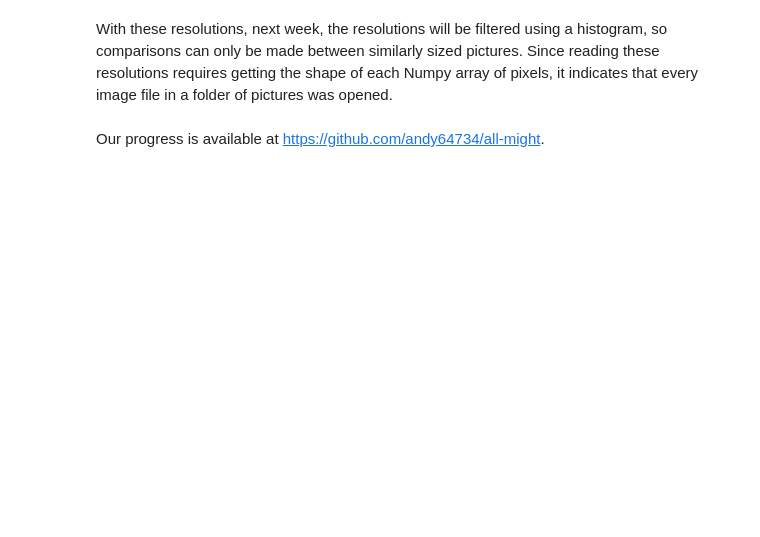
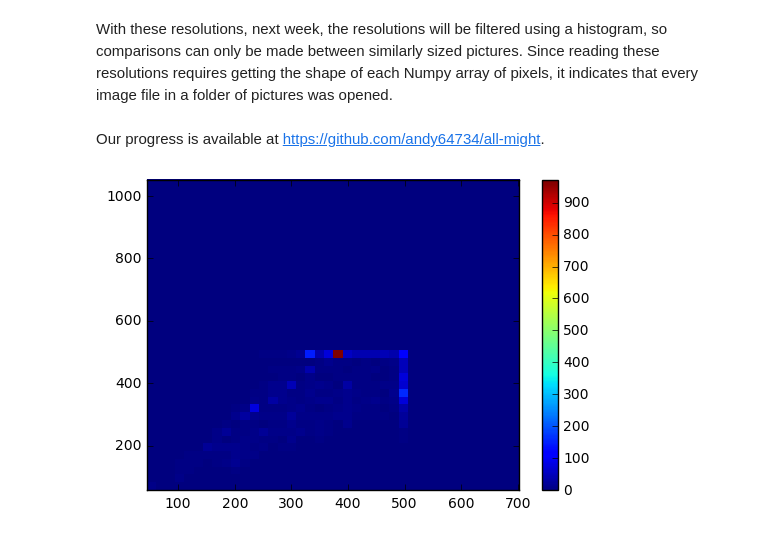
Before and after one commit to andy64734/all-might, a Jupyter notebook: Mopsy and Mocha.ipynb, the cells around one changed output. Saved outputs shown, nothing was run; the diff lists cells and outputs as text; code cells hidden in the pictures; blank space fills up the shorter version.

Commit message:
"2D histogram"

```diff
--- a/Mopsy and Mocha.ipynb
+++ b/Mopsy and Mocha.ipynb
@@ -35,3 +36,14 @@ print(training_dog_resolutions)
 With these resolutions, next week, the resolutions will be filtered using a histogram, so comparisons can only be made between similarly sized pictures. Since reading these resolutions requires getting the shape of each Numpy array of pixels, it indicates that every image file in a folder of pictures was opened.
 # %% [markdown]
 Our progress is available at https://github.com/andy64734/all-might.
+# %%
+HORIZ_INDEX = 0
+VERT_INDEX = 1
+
+horiz_reses = [i[HORIZ_INDEX] for i in training_dog_resolutions]
+vert_reses = [i[VERT_INDEX] for i in training_dog_resolutions]
+plt.hist2d(horiz_reses,vert_reses,bins=40)
+plt.colorbar()
+plt.show()
+# %% [output]
+[figure, added]
```
Also changed, not shown: parts of 3 cells of this notebook.
